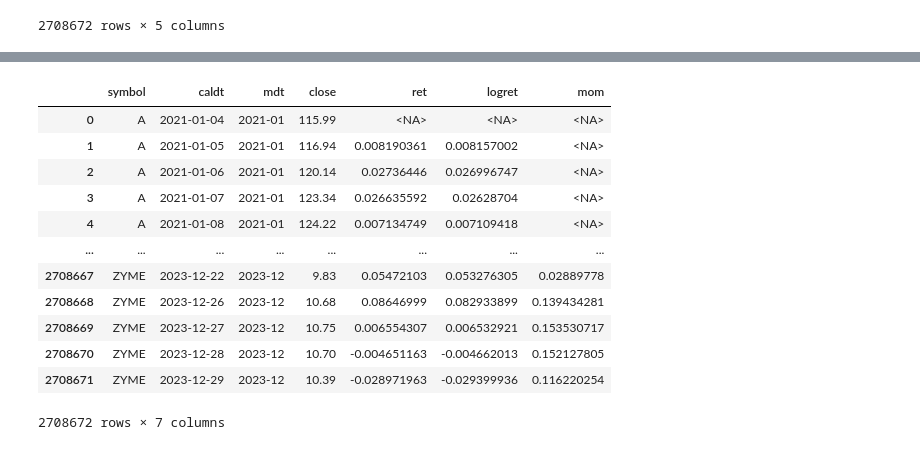
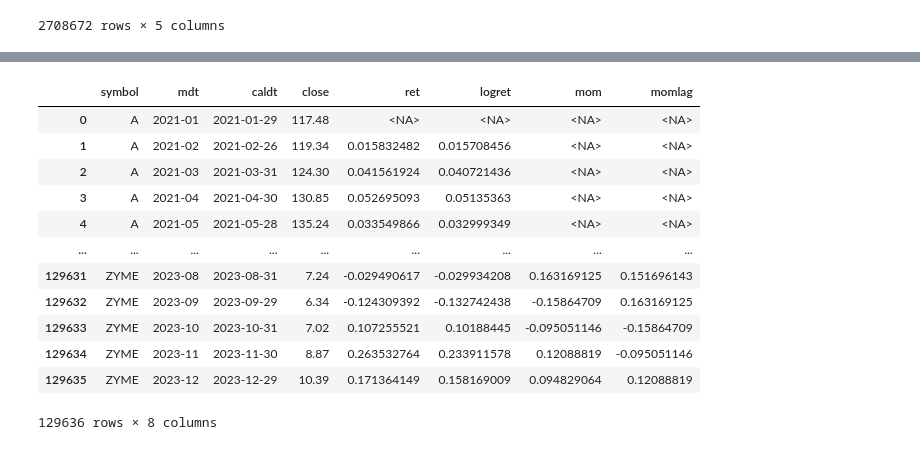
Before and after one commit to andrewhall1124/backtester, a Jupyter notebook: main.ipynb, the cells around one changed output, grey strips where cells are left out. Saved outputs shown, nothing was run; the diff lists cells and outputs as text; code cells hidden in the pictures.

```diff
--- a/main.ipynb
+++ b/main.ipynb
@@ -88,26 +28,25 @@ df
 | 2712025 | Z | 2023-12-29 05:00:00+00:00 | 58.70 | 59.4750 | 57.7200 | 57.86 | 3184634.0 | 39148.0 | 58.128928 |
 2712026 rows × 9 columns
 # %%
-# Cleaning
+# Transformations
 
-df['timestamp'] = df['timestamp'].astype(str).str[:10]
-df['timestamp'] = pd.to_datetime(df['timestamp'])
+daily['timestamp'] = daily['timestamp'].astype(str).str[:10]
+daily['timestamp'] = pd.to_datetime(daily['timestamp'])
 
-df['caldt'] = df['timestamp'].dt.strftime("%Y-%m-%d")
-df['mdt'] = df['timestamp'].dt.strftime("%Y-%m")
+daily['caldt'] = daily['timestamp'].dt.strftime("%Y-%m-%d")
+daily['mdt'] = daily['timestamp'].dt.strftime("%Y-%m")
 
-df = df[(df['caldt'] >= '2021-01-01') & (df['caldt'] <= '2023-12-31')]
-# df = df.query("'2021-01-01' <= caldt <= '2023-12-31'")
+daily = daily[(daily['caldt'] >= '2021-01-01') & (daily['caldt'] <= '2023-12-31')]
 
-df = df[['symbol','caldt','mdt','close']].copy()
+daily = daily[['symbol','caldt','mdt','close']].copy()
 
-df = df.sort_values(by=['symbol','caldt'])
+daily = daily.sort_values(by=['symbol','caldt'])
 
-df = df.reset_index(drop=True)
+daily = daily.reset_index(drop=True)
 
-df['ret'] = df.groupby('symbol')['close'].pct_change()
+daily['ret'] = daily.groupby('symbol')['close'].pct_change()
 
-df
+daily
 # %% [output]
 |  | symbol | caldt | mdt | close | ret |
 | 0 | A | 2021-01-04 | 2021-01 | 115.99 | <NA> |
@@ -122,3 +61,11 @@ df
 | 2708670 | ZYME | 2023-12-28 | 2023-12 | 10.70 | -0.004651163 |
 | 2708671 | ZYME | 2023-12-29 | 2023-12 | 10.39 | -0.028971963 |
 2708672 rows × 5 columns
+# %%
+# Aggregation to monthly data
+
+monthly = daily.groupby(['symbol','mdt'])[['caldt','close']].agg({'caldt': 'last','close': 'last'})
+
+monthly = monthly.reset_index()
+
+monthly
@@ -125,22 +86,26 @@ df
 # %%
-# Features
+# Generate features
 
-df['logret'] = np.log(1+df['ret'])
+monthly['ret'] = monthly.groupby('symbol')['close'].pct_change()
 
-df['mom'] = df.groupby('symbol')['logret'].rolling(11,11).sum().reset_index(drop=True)
+monthly['logret'] = np.log(1+monthly['ret'])
 
-df
+monthly['mom'] = monthly.groupby('symbol')['logret'].rolling(11,11).sum().reset_index(drop=True)
+
+monthly['momlag'] = monthly.groupby('symbol')['mom'].shift(1)
+
+monthly
 # %% [output]
-|  | symbol | caldt | mdt | close | ret | logret | mom |
-| 0 | A | 2021-01-04 | 2021-01 | 115.99 | <NA> | <NA> | <NA> |
-| 1 | A | 2021-01-05 | 2021-01 | 116.94 | 0.008190361 | 0.008157002 | <NA> |
-| 2 | A | 2021-01-06 | 2021-01 | 120.14 | 0.02736446 | 0.026996747 | <NA> |
-| 3 | A | 2021-01-07 | 2021-01 | 123.34 | 0.026635592 | 0.02628704 | <NA> |
-| 4 | A | 2021-01-08 | 2021-01 | 124.22 | 0.007134749 | 0.007109418 | <NA> |
-| ... | ... | ... | ... | ... | ... | ... | ... |
-| 2708667 | ZYME | 2023-12-22 | 2023-12 | 9.83 | 0.05472103 | 0.053276305 | 0.02889778 |
-| 2708668 | ZYME | 2023-12-26 | 2023-12 | 10.68 | 0.08646999 | 0.082933899 | 0.139434281 |
-| 2708669 | ZYME | 2023-12-27 | 2023-12 | 10.75 | 0.006554307 | 0.006532921 | 0.153530717 |
-| 2708670 | ZYME | 2023-12-28 | 2023-12 | 10.70 | -0.004651163 | -0.004662013 | 0.152127805 |
-| 2708671 | ZYME | 2023-12-29 | 2023-12 | 10.39 | -0.028971963 | -0.029399936 | 0.116220254 |
+|  | symbol | mdt | caldt | close | ret | logret | mom | momlag |
+| 0 | A | 2021-01 | 2021-01-29 | 117.48 | <NA> | <NA> | <NA> | <NA> |
+| 1 | A | 2021-02 | 2021-02-26 | 119.34 | 0.015832482 | 0.015708456 | <NA> | <NA> |
+| 2 | A | 2021-03 | 2021-03-31 | 124.30 | 0.041561924 | 0.040721436 | <NA> | <NA> |
+| 3 | A | 2021-04 | 2021-04-30 | 130.85 | 0.052695093 | 0.05135363 | <NA> | <NA> |
+| 4 | A | 2021-05 | 2021-05-28 | 135.24 | 0.033549866 | 0.032999349 | <NA> | <NA> |
+| ... | ... | ... | ... | ... | ... | ... | ... | ... |
+| 129631 | ZYME | 2023-08 | 2023-08-31 | 7.24 | -0.029490617 | -0.029934208 | 0.163169125 | 0.151696143 |
+| 129632 | ZYME | 2023-09 | 2023-09-29 | 6.34 | -0.124309392 | -0.132742438 | -0.15864709 | 0.163169125 |
+| 129633 | ZYME | 2023-10 | 2023-10-31 | 7.02 | 0.107255521 | 0.10188445 | -0.095051146 | -0.15864709 |
+| 129634 | ZYME | 2023-11 | 2023-11-30 | 8.87 | 0.263532764 | 0.233911578 | 0.12088819 | -0.095051146 |
+| 129635 | ZYME | 2023-12 | 2023-12-29 | 10.39 | 0.171364149 | 0.158169009 | 0.094829064 | 0.12088819 |
-2708672 rows × 7 columns
+129636 rows × 8 columns
```
Also changed, not shown: parts of 13 cells of this notebook, 1 other file.
